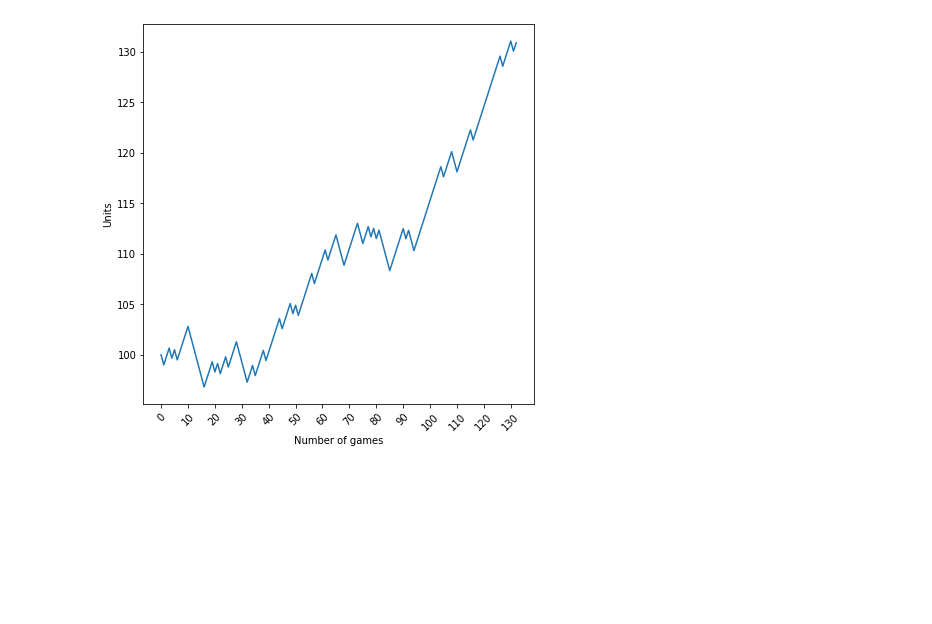
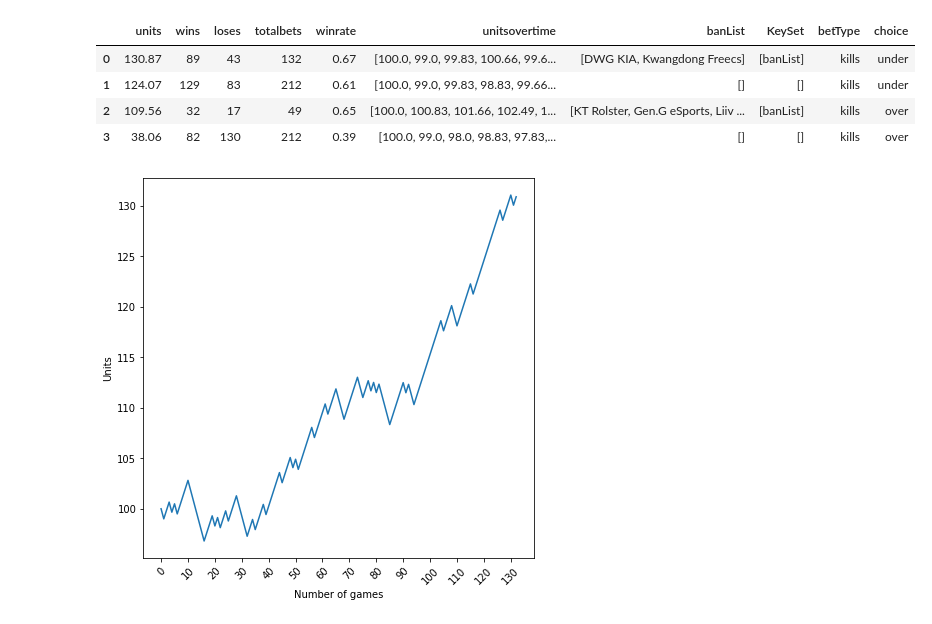
Before and after one commit to overlordLoki/lolz-server, a Jupyter notebook: playAround.ipynb, the cells around one changed output. Cells and saved outputs as stored; diff of their text form; code cells hidden in the pictures; blank space fills up the shorter version.

```diff
--- a/playAround.ipynb
+++ b/playAround.ipynb
@@ -10,5 +7,8 @@ import matplotlib.ticker as ticker
 df_testing = pd.read_sql_query('SELECT * FROM games WHERE tournamentID = 1', db.engine)
 # %%
 all_keys = ['banList','isFirstOfMatch','isLastOfMatch','isSecondOfMatch','isNotFirstOfMatch','AvgTotalKillsLessThan']
+all_bet_types = ['kills','dragons','barons','tower','gameTime']
 keys = ['banList']
-units , wins, loses, winrate, banList, totalbets, bestunitsovertime, bestKeySet, count = bs.bestKeysSim(df_testing, keys)
+betTypes = ['kills']
+df_top10, count = bs.bestKeysSim(df_testing, keys,betTypes)
+print(f'number of sims done: {str(count)}')
@@ -48,3 +29,11 @@ print(df_testing['Total_kills'][:10].mean())
+# %%
+df_top10
+# %% [output]
+|  | units | wins | loses | totalbets | winrate | unitsovertime | banList | KeySet | betType | choice |
+| 0 | 130.87 | 89 | 43 | 132 | 0.67 | [100.0, 99.0, 99.83, 100.66, 99.6... | [DWG KIA, Kwangdong Freecs] | [banList] | kills | under |
+| 1 | 124.07 | 129 | 83 | 212 | 0.61 | [100.0, 99.0, 99.83, 98.83, 99.66... | [] | [] | kills | under |
+| 2 | 109.56 | 32 | 17 | 49 | 0.65 | [100.0, 100.83, 101.66, 102.49, 1... | [KT Rolster, Gen.G eSports, Liiv ... | [banList] | kills | over |
+| 3 | 38.06 | 82 | 130 | 212 | 0.39 | [100.0, 99.0, 98.0, 98.83, 97.83,... | [] | [] | kills | over |
 # %%
 fig = plt.figure(figsize=(7,7))
 ax = fig.add_subplot(111)
```
Also changed, not shown: parts of 7 cells of this notebook, 2 other files.
